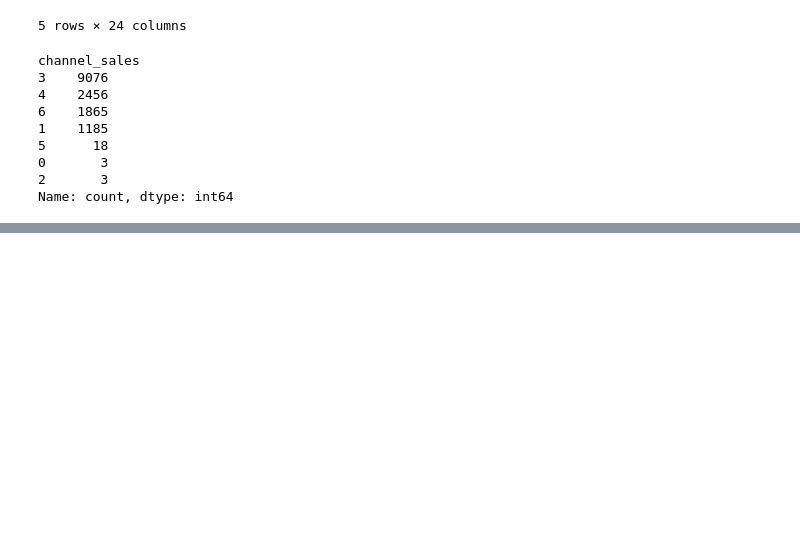
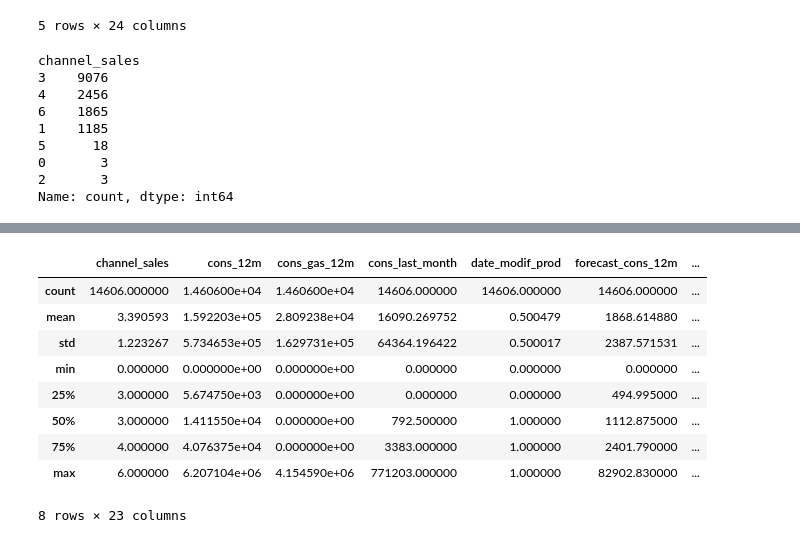
Before and after one commit to nelson123-lab/BCG-X-Data-Science, a Jupyter notebook: Task 2/Task 2 - eda_starter.ipynb, the cells around one changed output, grey strips where cells are left out. Saved outputs shown, nothing was run; the diff lists cells and outputs as text; code cells hidden in the pictures; blank space fills up the shorter version.

```diff
--- a/Task 2/Task 2 - eda_starter.ipynb
+++ b/Task 2/Task 2 - eda_starter.ipynb
@@ -400,0 +409,13 @@ Name: count, dtype: int64
+# %%
+client_data.describe()
+# %% [output]
+|  | channel_sales | cons_12m | cons_gas_12m | cons_last_month | date_modif_prod | forecast_cons_12m | ... |
+| count | 14606.000000 | 1.460600e+04 | 1.460600e+04 | 14606.000000 | 14606.000000 | 14606.000000 | ... |
+| mean | 3.390593 | 1.592203e+05 | 2.809238e+04 | 16090.269752 | 0.500479 | 1868.614880 | ... |
+| std | 1.223267 | 5.734653e+05 | 1.629731e+05 | 64364.196422 | 0.500017 | 2387.571531 | ... |
+| min | 0.000000 | 0.000000e+00 | 0.000000e+00 | 0.000000 | 0.000000 | 0.000000 | ... |
+| 25% | 3.000000 | 5.674750e+03 | 0.000000e+00 | 0.000000 | 0.000000 | 494.995000 | ... |
+| 50% | 3.000000 | 1.411550e+04 | 0.000000e+00 | 792.500000 | 1.000000 | 1112.875000 | ... |
+| 75% | 4.000000 | 4.076375e+04 | 0.000000e+00 | 3383.000000 | 1.000000 | 2401.790000 | ... |
+| max | 6.000000 | 6.207104e+06 | 4.154590e+06 | 771203.000000 | 1.000000 | 82902.830000 | ... |
+8 rows × 23 columns
```
Also changed, not shown: parts of 12 cells of this notebook, 3 other files.
